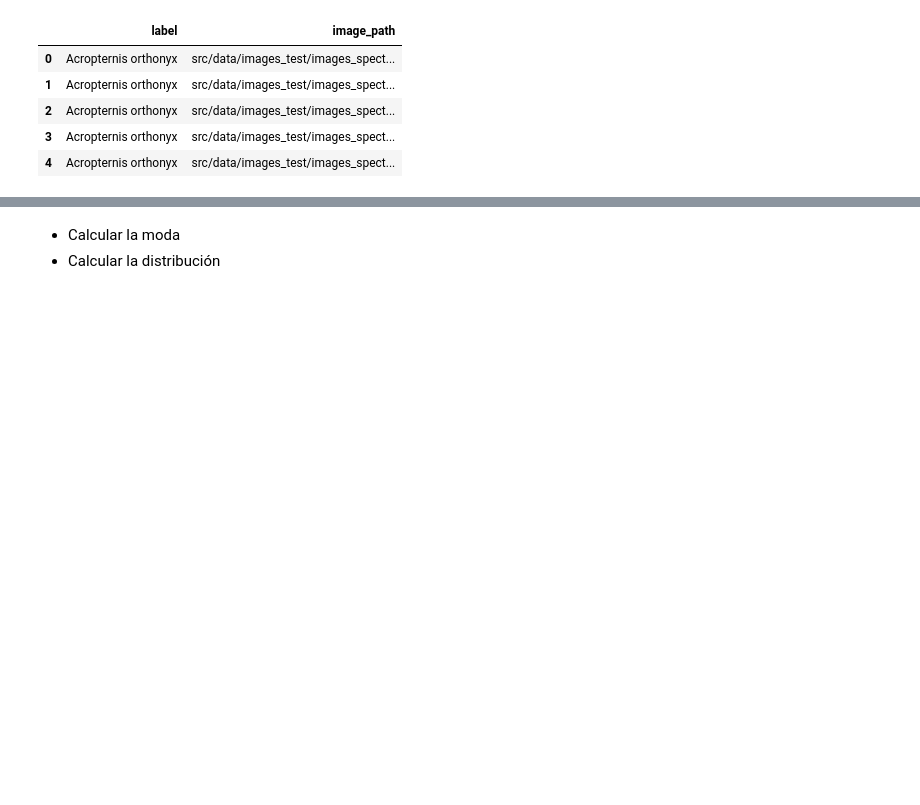
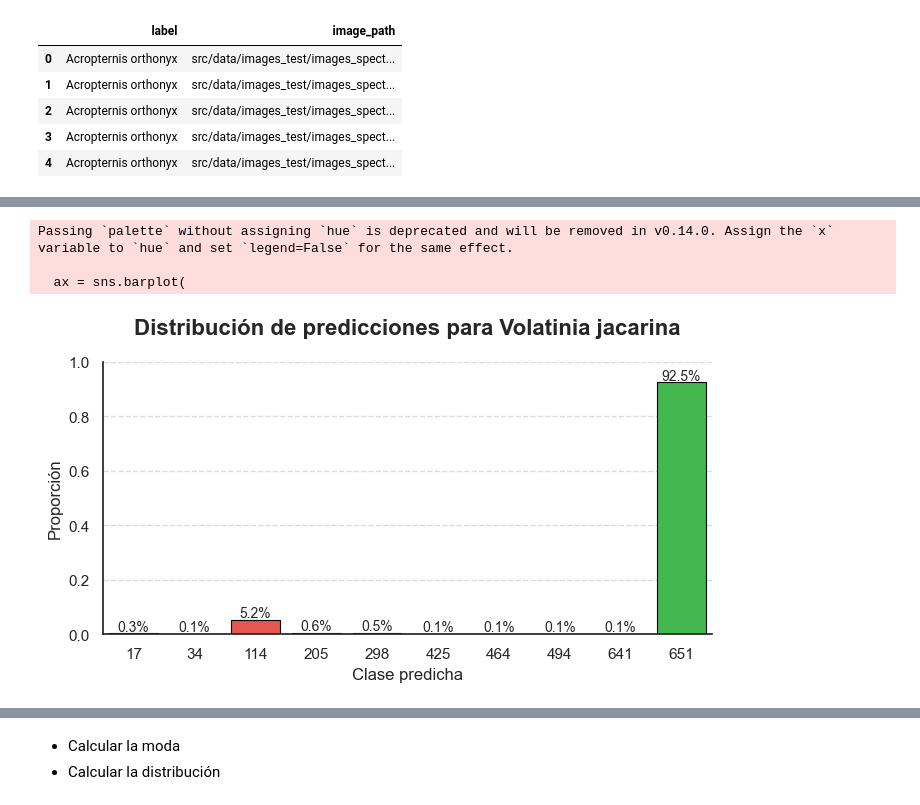
Before and after one commit to camiloacp/The-Evolutionary-Structure-of-Acoustic-Learnability-A-Deep-Learning-Approach-to-Neotropical-Birdsong, a Jupyter notebook: notebooks/11_Incertidumbres.ipynb, the cells around one changed output, grey strips where cells are left out. Cells and saved outputs as stored; diff of their text form; code cells hidden in the pictures; blank space fills up the shorter version.

Commit message:
feat: notebook incertidumbres

```diff
--- a/notebooks/11_Incertidumbres.ipynb
+++ b/notebooks/11_Incertidumbres.ipynb
@@ -183,26 +132,0 @@ Especie 595 de 667, (Capsiempis flaveola)
-# %%
-# Alternativa más detallada si las longitudes de las listas varían
-filas = []
-for especie, datos in resultados.items():
-    clase_real = datos["clase_real"]
-    clase_predicha = datos["clase_predicha_inferencia"]
-    predicciones = datos["predicciones_mc"]
-    confianzas = datos["confianzas_mc"]
-
-    max_len = max(len(clase_real), len(clase_predicha), len(predicciones), len(confianzas))
-
-    for i in range(max_len):
-        filas.append({
-            "especie": especie,
-            'registros': 1,
-            "clase_real": clase_real[i] if i < len(clase_real) else None,
-            "clase_predicha": clase_predicha[i] if i < len(clase_predicha) else None,
-            "prediccion_mc": predicciones[i] if i < len(predicciones) else None,
-            "confianza_mc": confianzas[i] if i < len(confianzas) else None,
-            'true_positive': 1 if clase_real[i] == clase_predicha[i] else 0,
-            'true_positivo_mc': 1 if clase_real[i] == predicciones[i] else 0,
-        })
-
-df_final = pd.DataFrame(filas)
-print(df_final.shape)
-#df_final
@@ -222,0 +369,4 @@ df.head()
+# %%
+sp = data[data["label"] == "Volatinia jacarina"]
+muestra = sp[sp['image_path'].str.contains('146774_0.jpeg')]
+muestra
@@ -222,0 +376,3 @@ df.head()
+# %%
+df_final = crear_dataframe_incertidumbre(data, muestra, model)
+df_final.head()
@@ -222,0 +388,4 @@ df.head()
+# %%
+Volatinia_jacarina = df_final['prediccion_mc'].\
+    value_counts(normalize=True).reset_index().\
+    sort_values(by='proportion', ascending=False).head(10)
@@ -222,0 +406,7 @@ df.head()
+# %%
+plot_incertidumbres(Volatinia_jacarina, 651, "Volatinia jacarina")
+# %% [output]
+Passing `palette` without assigning `hue` is deprecated and will be removed in v0.14.0. Assign the `x` variable to `hue` and set `legend=False` for the same effect.
+
+  ax = sns.barplot(
+[figure, added]
```
Also changed, not shown: parts of 57 cells of this notebook.
